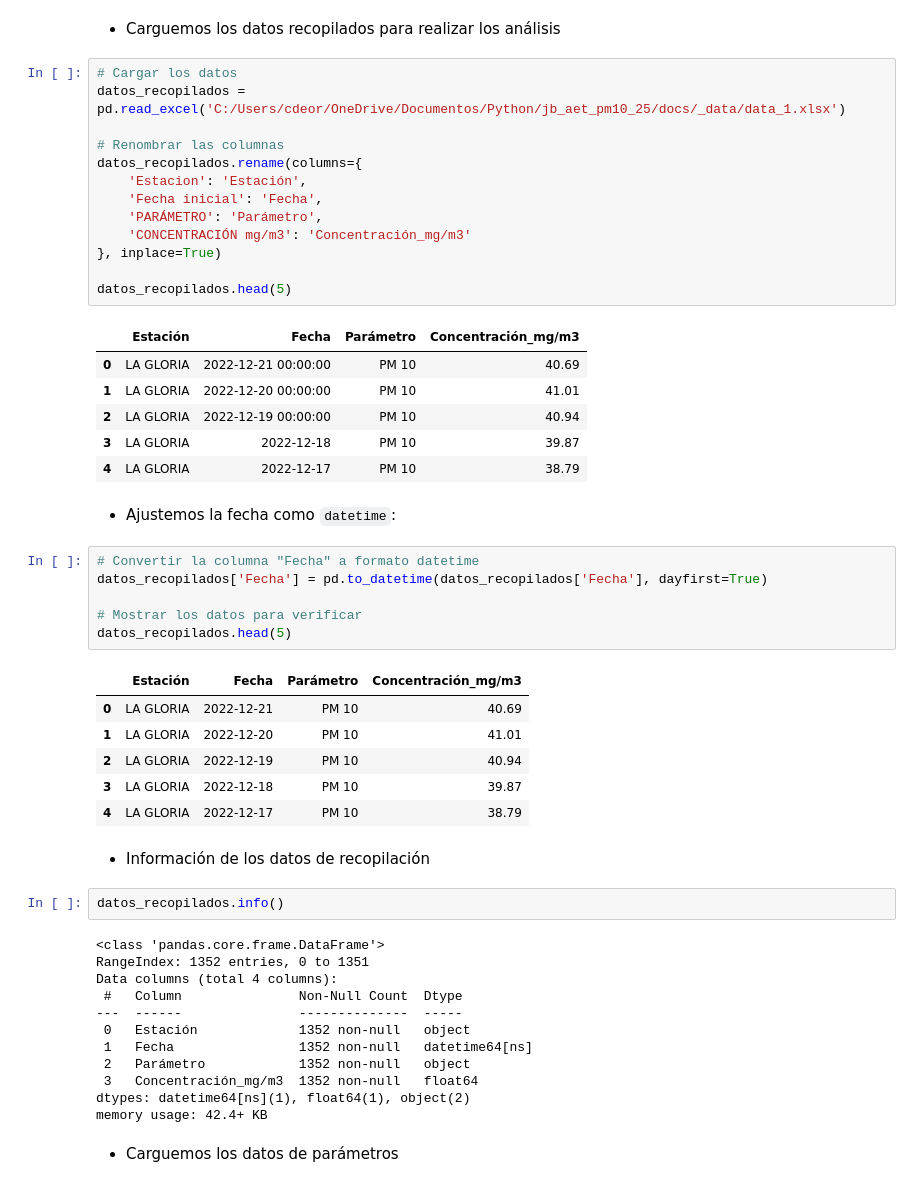
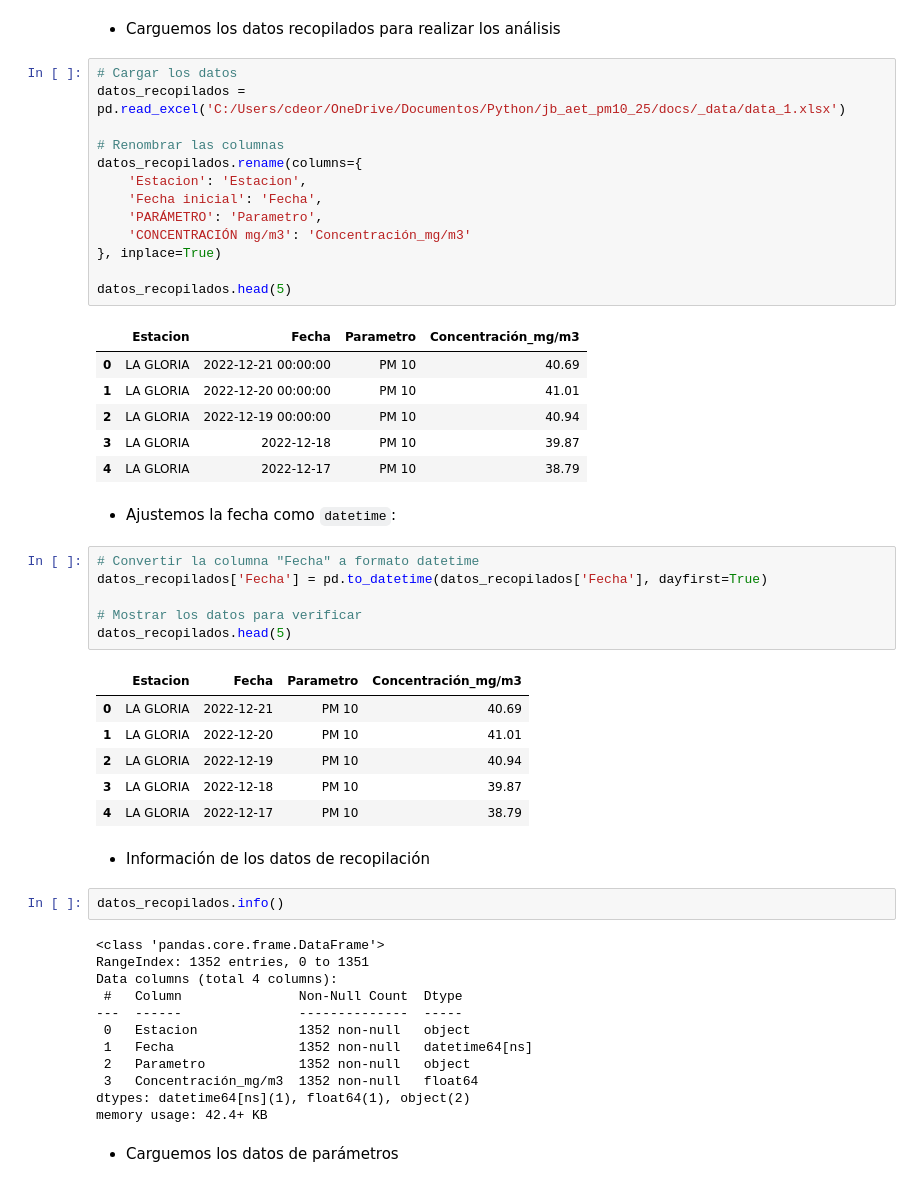
Before and after one commit to cdeoroaguado/jb_aet_pm10_25, a Jupyter notebook: _sources/1_etl.ipynb, the cells around one changed output. Drawn from its saved outputs; the diff is of its cells as text.

```diff
--- a/_sources/1_etl.ipynb
+++ b/_sources/1_etl.ipynb
@@ -11,18 +11,18 @@ import numpy as np
 # %%
 # Cargar los datos
 datos_recopilados = pd.read_excel('C:/Users/cdeor/OneDrive/Documentos/Python/jb_aet_pm10_25/docs/_data/data_1.xlsx')
 
 # Renombrar las columnas
 datos_recopilados.rename(columns={
-    'Estacion': 'Estación',
+    'Estacion': 'Estacion',
     'Fecha inicial': 'Fecha',
-    'PARÁMETRO': 'Parámetro',
+    'PARÁMETRO': 'Parametro',
     'CONCENTRACIÓN mg/m3': 'Concentración_mg/m3'
 }, inplace=True)
 
 datos_recopilados.head(5)
 # %% [output]
-|  | Estación | Fecha | Parámetro | Concentración_mg/m3 |
+|  | Estacion | Fecha | Parametro | Concentración_mg/m3 |
 | 0 | LA GLORIA | 2022-12-21 00:00:00 | PM 10 | 40.69 |
 | 1 | LA GLORIA | 2022-12-20 00:00:00 | PM 10 | 41.01 |
 | 2 | LA GLORIA | 2022-12-19 00:00:00 | PM 10 | 40.94 |
@@ -37,7 +37,7 @@ datos_recopilados['Fecha'] = pd.to_datetime(datos_recopilados['Fecha'], dayfirst
 # Mostrar los datos para verificar
 datos_recopilados.head(5)
 # %% [output]
-|  | Estación | Fecha | Parámetro | Concentración_mg/m3 |
+|  | Estacion | Fecha | Parametro | Concentración_mg/m3 |
 | 0 | LA GLORIA | 2022-12-21 | PM 10 | 40.69 |
 | 1 | LA GLORIA | 2022-12-20 | PM 10 | 41.01 |
 | 2 | LA GLORIA | 2022-12-19 | PM 10 | 40.94 |
@@ -53,9 +53,9 @@ RangeIndex: 1352 entries, 0 to 1351
 Data columns (total 4 columns):
  #   Column               Non-Null Count  Dtype
 ---  ------               --------------  -----
- 0   Estación             1352 non-null   object
+ 0   Estacion             1352 non-null   object
  1   Fecha                1352 non-null   datetime64[ns]
- 2   Parámetro            1352 non-null   object
+ 2   Parametro            1352 non-null   object
  3   Concentración_mg/m3  1352 non-null   float64
 dtypes: datetime64[ns](1), float64(1), object(2)
 memory usage: 42.4+ KB
```
Also changed, not shown: parts of 26 cells of this notebook, 9 other files.
